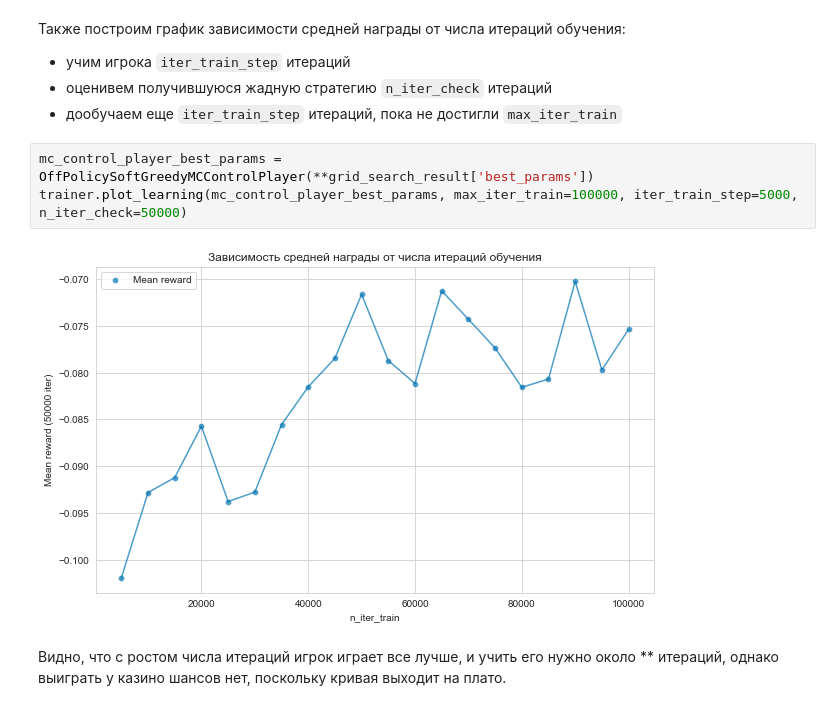
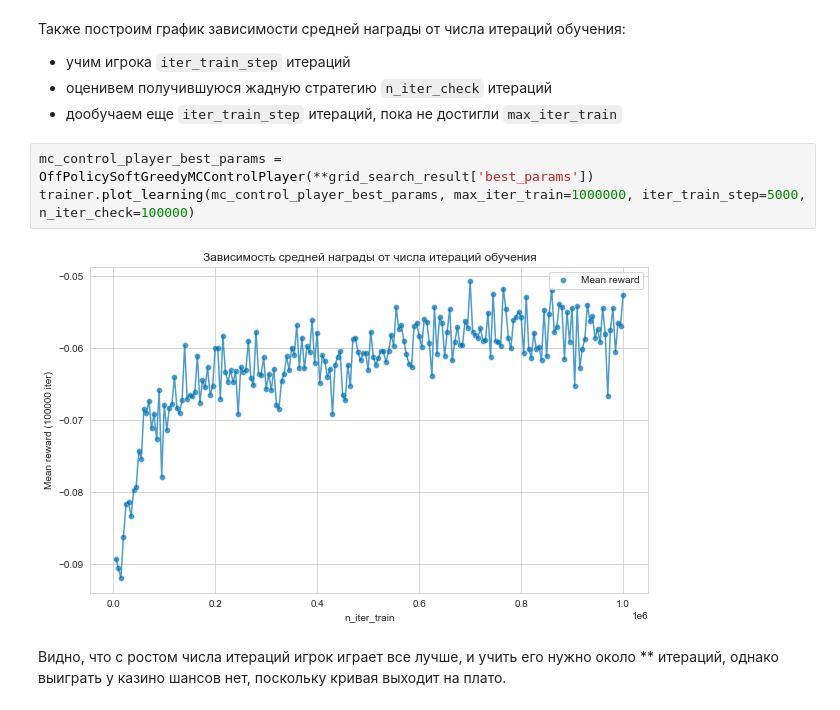
Before and after one commit to tazizov/some_ml_notebooks, a Jupyter notebook: blackjack-rl/blackjack-rl.ipynb, the cells around one changed output. Saved outputs shown, nothing was run; the diff lists cells and outputs as text.

```diff
--- a/blackjack-rl/blackjack-rl.ipynb
+++ b/blackjack-rl/blackjack-rl.ipynb
@@ -315,9 +297,9 @@ grid_search_result = {'best_params': {'action_dim': 2, 'eps': 0.005, 'gamma': 0.
 - дообучаем еще `iter_train_step` итераций, пока не достигли `max_iter_train`
 # %%
 mc_control_player_best_params = OffPolicySoftGreedyMCControlPlayer(**grid_search_result['best_params'])
-trainer.plot_learning(mc_control_player_best_params, max_iter_train=100000, iter_train_step=5000, n_iter_check=50000)
+trainer.plot_learning(mc_control_player_best_params, max_iter_train=1000000, iter_train_step=5000, n_iter_check=100000)
 # %% [output]
-[figure, old version]
+[figure, new version]
 # %% [markdown]
 Видно, что с ростом числа итераций игрок играет все лучше, и учить его нужно около ** итераций, однако выиграть у казино шансов нет, поскольку кривая выходит на плато.
 # %% [markdown]
```
Also changed, not shown: parts of 18 cells of this notebook.
